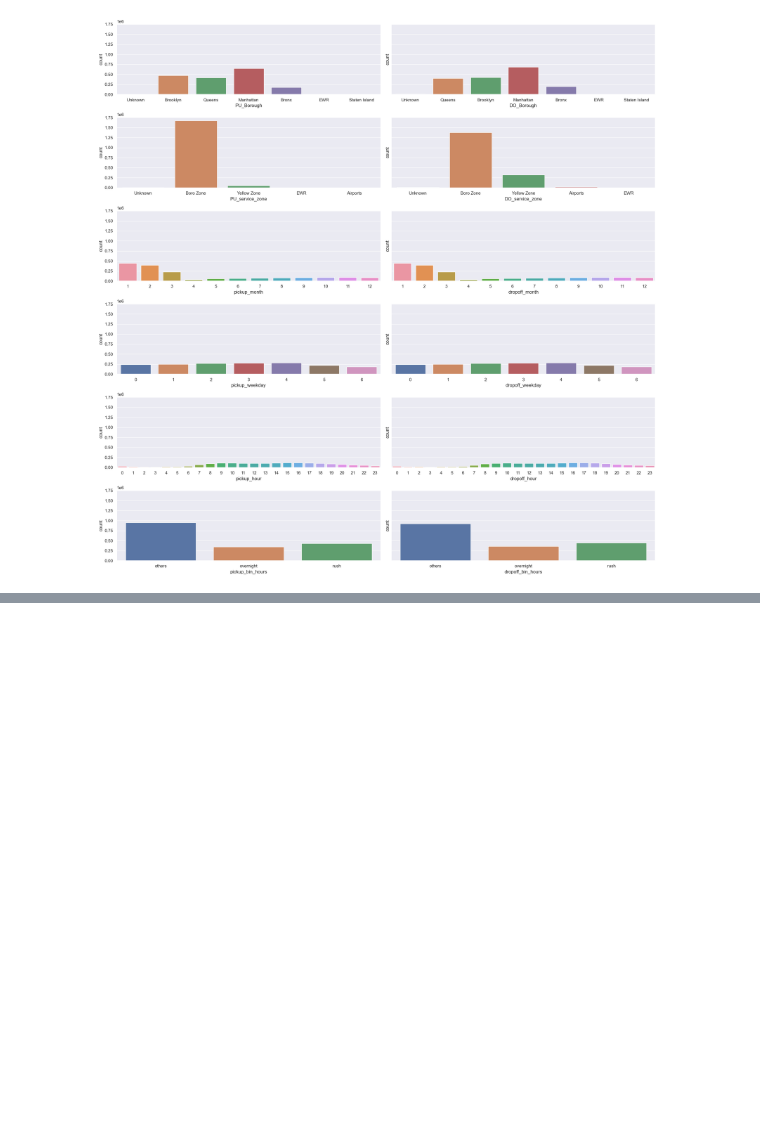
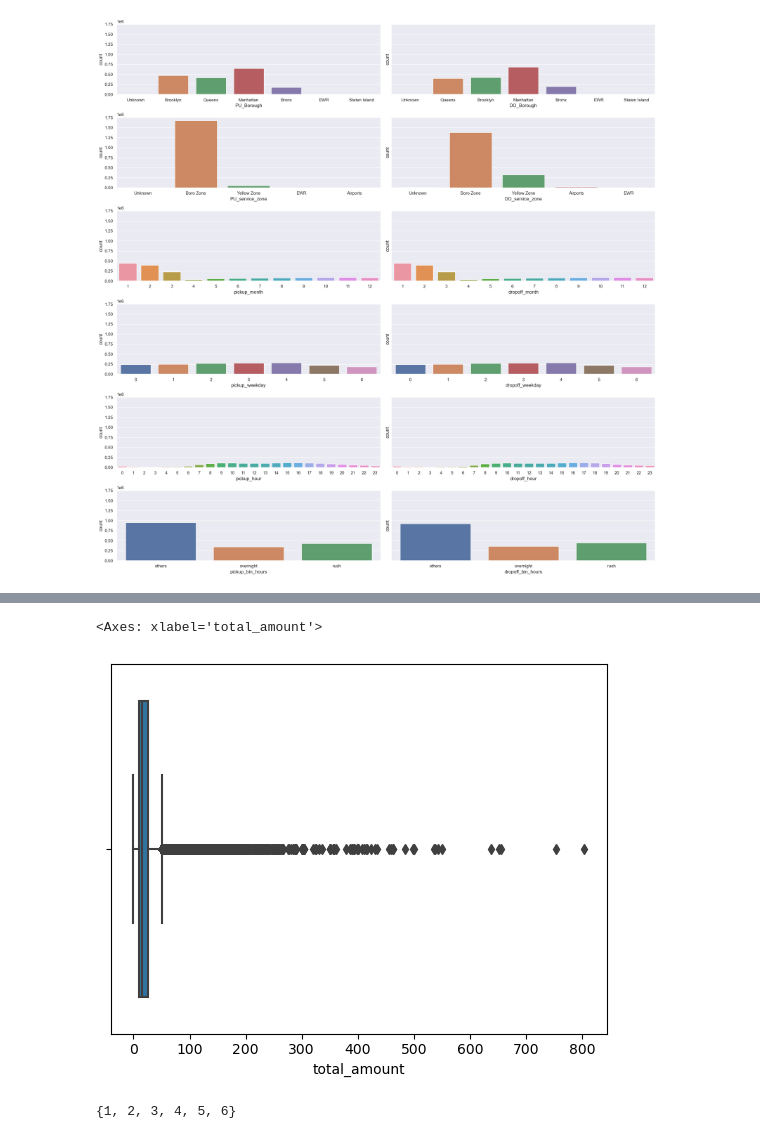
Before and after one commit to VOTUANANH01/Data-Visualize-and-Analysis, a Jupyter notebook: EDA_Univariate .ipynb, the cells around one changed output, grey strips where cells are left out. Saved outputs shown, nothing was run; the diff lists cells and outputs as text; code cells hidden in the pictures; blank space fills up the shorter version.

```diff
--- a/EDA_Univariate .ipynb
+++ b/EDA_Univariate .ipynb
@@ -176,0 +261,9 @@ for i in cat_col_b:
+# %%
+sns.boxplot(x='total_amount',data=df_step4)
+# %% [output]
+<Axes: xlabel='total_amount'>
+[figure, added]
+# %%
+df_step4[df_step4.total_amount==min(df_step4.total_amount)]
+# %% [output]
+{1, 2, 3, 4, 5, 6}
```
Also changed, not shown: parts of 11 cells of this notebook.
